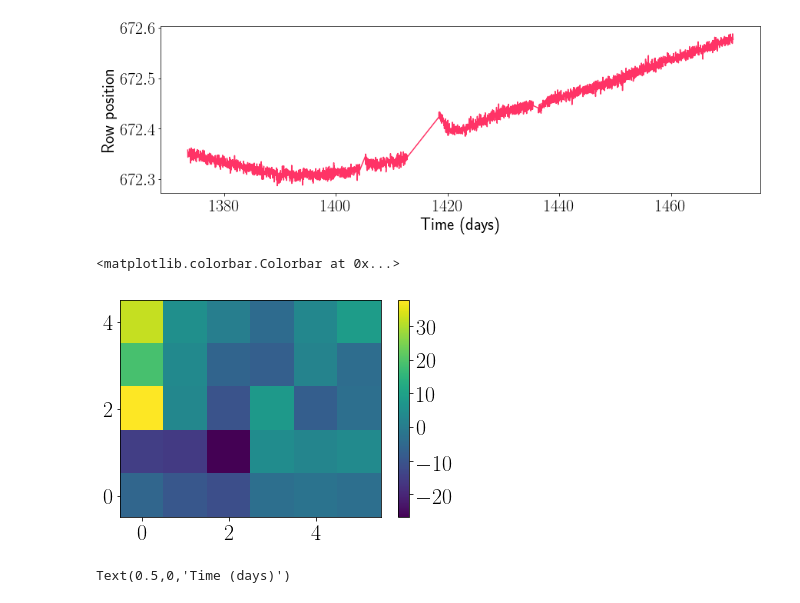
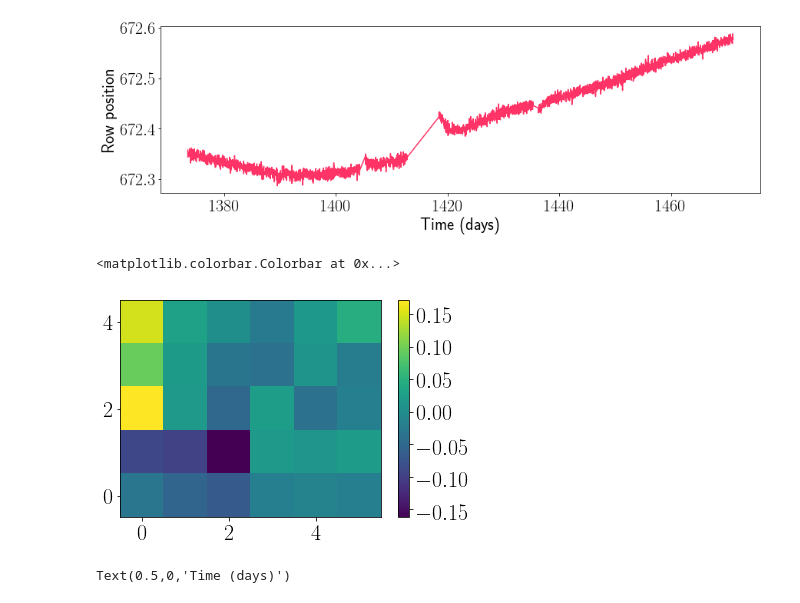
Before and after one commit to mirca/geerts-conjecture, a Jupyter notebook: notebook/geerts_conjecture.ipynb, the cells around one changed output. Drawn from its saved outputs; the diff is of its cells as text; code cells hidden in the pictures.

```diff
--- a/notebook/geerts_conjecture.ipynb
+++ b/notebook/geerts_conjecture.ipynb
@@ -36,8 +36,7 @@ from pyke.targetpixelfile import KeplerTargetPixelFile
 from pyke.utils import KeplerQualityFlags
 # %%
 tpf = KeplerTargetPixelFile('kplr010053146-2013011073258_lpd-targ.fits.gz',
-                            quality_bitmask=KeplerQualityFlags.HARDEST_BITMASK,
-                            aperture_mask='kepler-pipeline')
+                            quality_bitmask=KeplerQualityFlags.HARDEST_BITMASK)
 # %%
 tpf.plot(frame=1)
 # %% [output]
@@ -113,11 +114,11 @@ Text(0.5,0,'Time (days)')
 # %%
 residuals_poisson = phot_poisson.residuals
 # %%
-plt.imshow(residuals_poisson[-1], origin='lower')
+plt.imshow(residuals_poisson[-1]/(tpf.flux[-1] + tpf.flux_bkg[-1]), origin='lower')
 plt.colorbar()
 # %% [output]
 <matplotlib.colorbar.Colorbar at 0x...>
-[figure, old version]
+[figure, new version]
 # %%
 plt.figure(figsize=[14, 4])
 plt.plot(lc.time, np.nanmean(residuals_poisson, axis=(1,2)), color='#ff3366')
```
Also changed, not shown: parts of 2 cells of this notebook, 1 other file.
